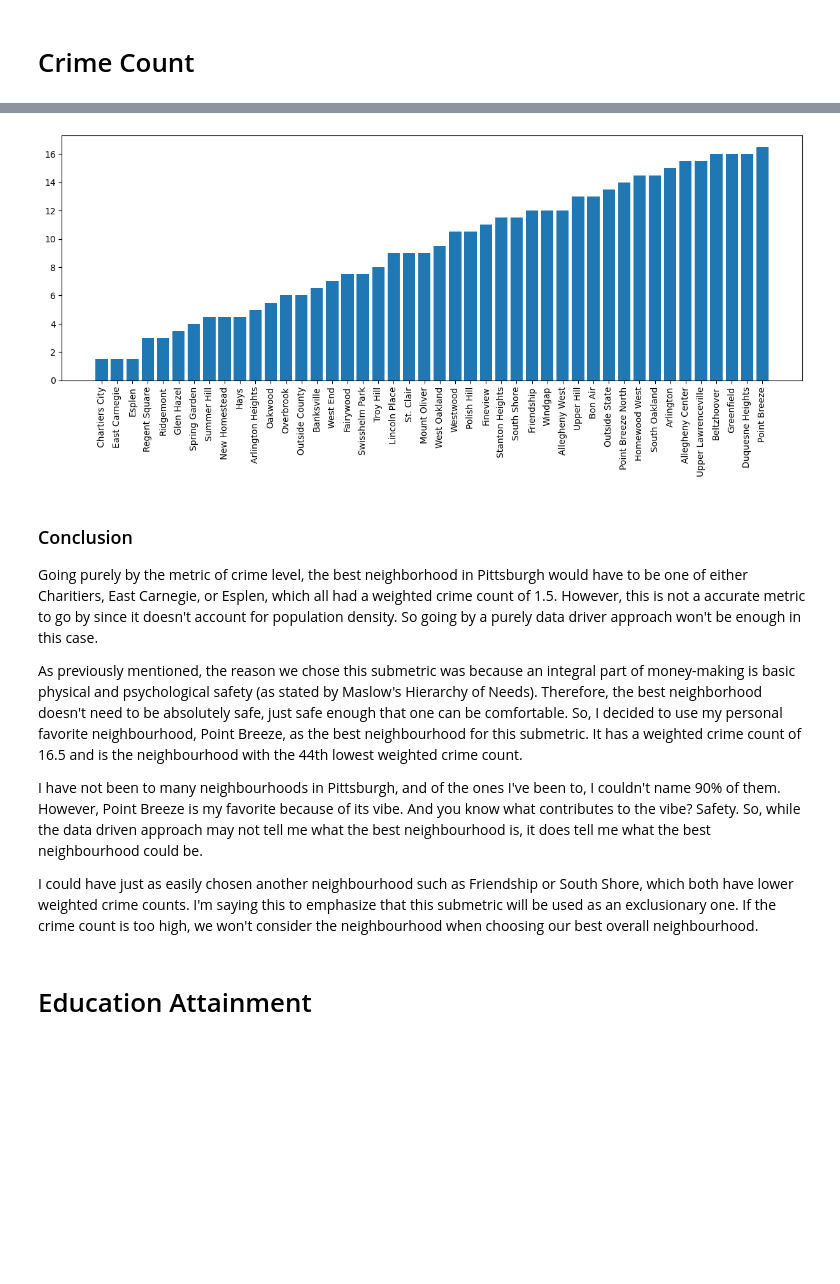
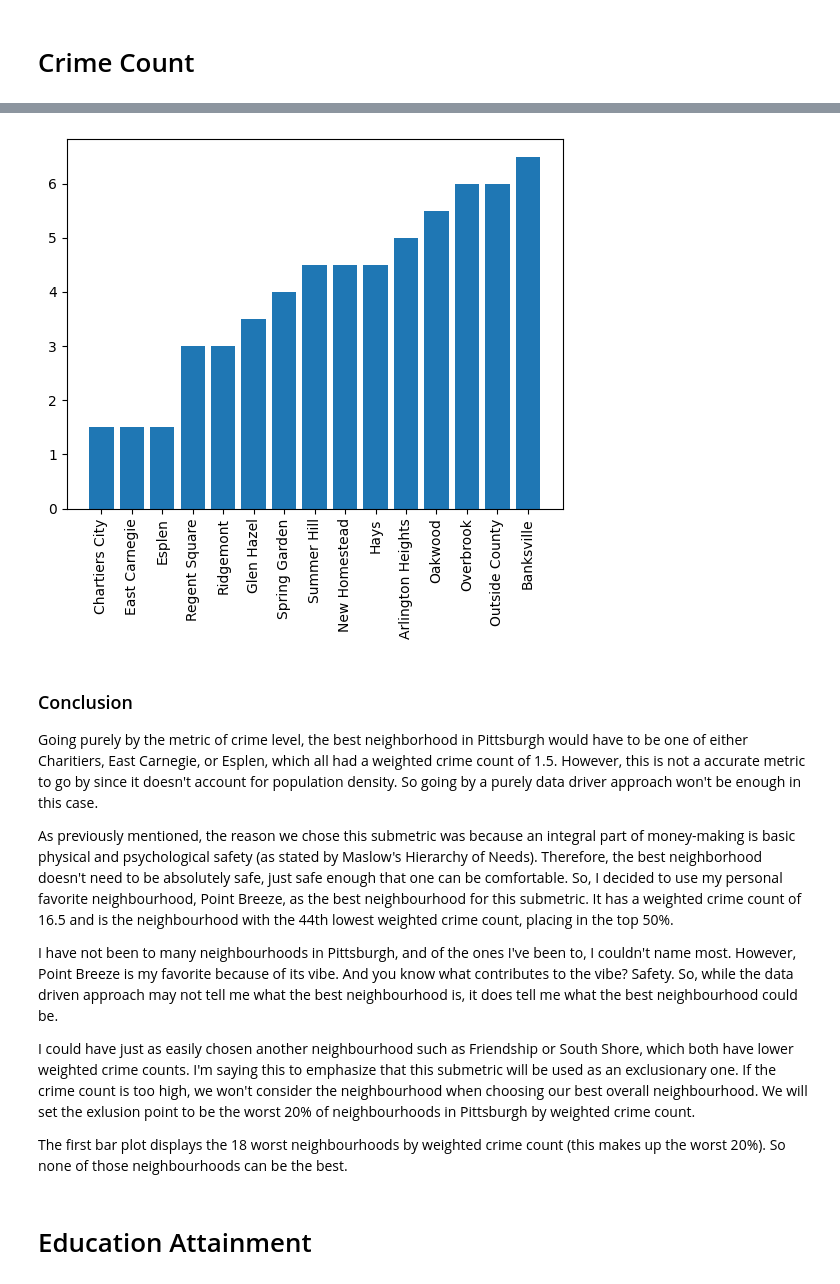
Before and after one commit to CMPINF-0010/Final-Project, a Jupyter notebook: final.ipynb, the cells around one changed output, grey strips where cells are left out. Cells and saved outputs as stored; diff of their text form; code cells hidden in the pictures; blank space fills up the shorter version.

```diff
--- a/final.ipynb
+++ b/final.ipynb
@@ -101,33 +111,22 @@ plt.show()
-# %%
-weighted_crimes = crime_count.to_dict()
-for k, v in violent_crime_count.items():
-    weighted_crimes[k] = v * 1
-for k, v in money_crime_count.items():
-    weighted_crimes[k] += v * 2
-for k, v in other_crime_count.items():
-    weighted_crimes[k] += v * 0.5
-
-weighted_crime_count = pd.Series(weighted_crimes)
-
-fig, ax = plt.subplots()
-fig.set_figheight(5)
-fig.set_figwidth(15)
-
-plt.bar(weighted_crime_count.nsmallest(44).index, weighted_crime_count.nsmallest(44).values)
-plt.xticks(rotation=90)
-plt.show()
-# %% [output]
-[figure, removed]
+# %%
+fig, ax = plt.subplots()
+plt.bar(weighted_crime_count.nsmallest(15).index, weighted_crime_count.nsmallest(15).values)
+plt.xticks(rotation=90)
+plt.show()
+# %% [output]
+[figure, added]
 # %% [markdown]
 ### Conclusion
 
 Going purely by the metric of crime level, the best neighborhood in Pittsburgh would have to be one of either Charitiers, East Carnegie, or Esplen, which all had a weighted crime count of 1.5. However, this is not a accurate metric to go by since it doesn't account for population density. So going by a purely data driver approach won't be enough in this case.
 
-As previously mentioned, the reason we chose this submetric was because an integral part of money-making is basic physical and psychological safety (as stated by Maslow's Hierarchy of Needs). Therefore, the best neighborhood doesn't need to be absolutely safe, just safe enough that one can be comfortable. So, I decided to use my personal favorite neighbourhood, Point Breeze, as the best neighbourhood for this submetric. It has a weighted crime count of 16.5 and is the neighbourhood with the 44th lowest weighted crime count.
+As previously mentioned, the reason we chose this submetric was because an integral part of money-making is basic physical and psychological safety (as stated by Maslow's Hierarchy of Needs). Therefore, the best neighborhood doesn't need to be absolutely safe, just safe enough that one can be comfortable. So, I decided to use my personal favorite neighbourhood, Point Breeze, as the best neighbourhood for this submetric. It has a weighted crime count of 16.5 and is the neighbourhood with the 44th lowest weighted crime count, placing in the top 50%.
 
-I have not been to many neighbourhoods in Pittsburgh, and of the ones I've been to, I couldn't name 90% of them. However, Point Breeze is my favorite because of its vibe. And you know what contributes to the vibe? Safety. So, while the data driven approach may not tell me what the best neighbourhood is, it does tell me what the best neighbourhood could be.
+I have not been to many neighbourhoods in Pittsburgh, and of the ones I've been to, I couldn't name most. However, Point Breeze is my favorite because of its vibe. And you know what contributes to the vibe? Safety. So, while the data driven approach may not tell me what the best neighbourhood is, it does tell me what the best neighbourhood could be.
 
-I could have just as easily chosen another neighbourhood such as Friendship or South Shore, which both have lower weighted crime counts. I'm saying this to emphasize that this submetric will be used as an exclusionary one. If the crime count is too high, we won't consider the neighbourhood when choosing our best overall neighbourhood.
+I could have just as easily chosen another neighbourhood such as Friendship or South Shore, which both have lower weighted crime counts. I'm saying this to emphasize that this submetric will be used as an exclusionary one. If the crime count is too high, we won't consider the neighbourhood when choosing our best overall neighbourhood. We will set the exlusion point to be the worst 20% of neighbourhoods in Pittsburgh by weighted crime count.
+
+The first bar plot displays the 18 worst neighbourhoods by weighted crime count (this makes up the worst 20%). So none of those neighbourhoods can be the best.
 # %% [markdown]
 # Education Attainment
 # %%
```
Also changed, not shown: parts of 2 cells of this notebook.
